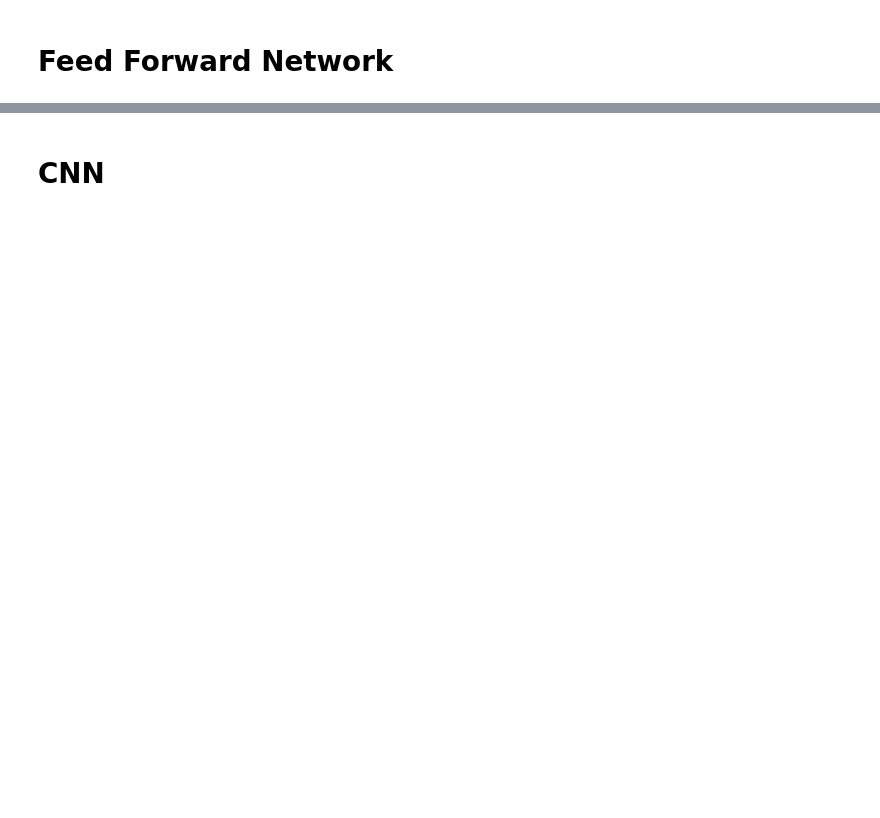
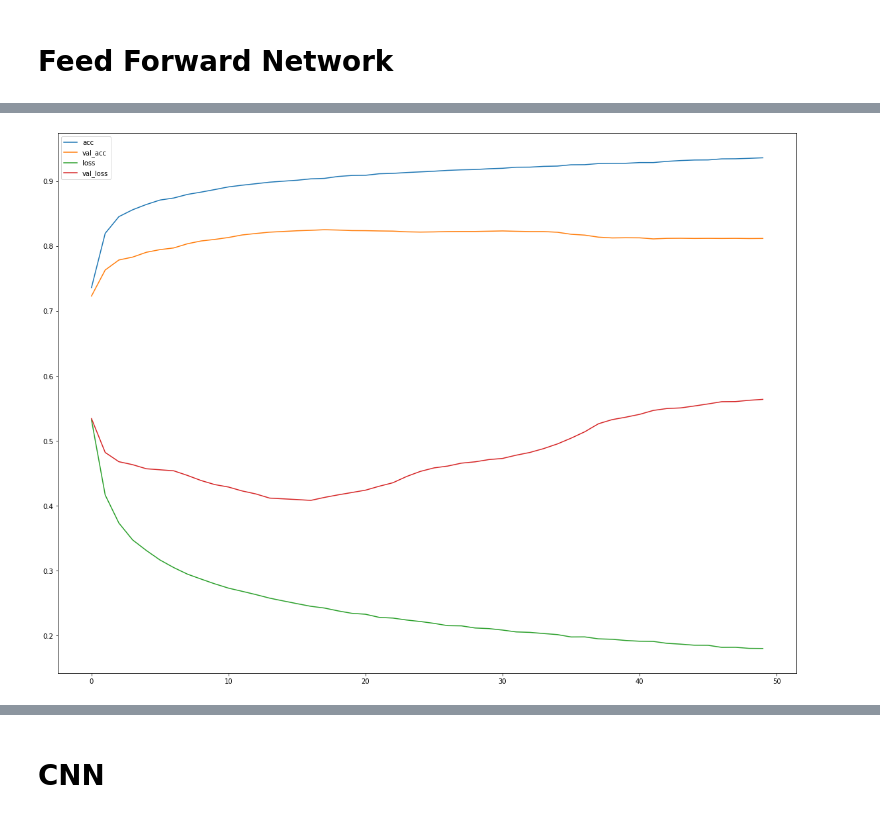
Before and after one commit to grenkoca/ANNADL_final, a Jupyter notebook: models.ipynb, the cells around one changed output, grey strips where cells are left out. Cells and saved outputs as stored; diff of their text form; code cells hidden in the pictures; blank space fills up the shorter version.

Commit message:
added a todo list and attempted balancing for all models. FFN 0.811, CNN 0.655, LSTM 0.704. big mood

```diff
--- a/models.ipynb
+++ b/models.ipynb
@@ -124,0 +190,11 @@ print("Test Accuracy:", ffn_score[1])
+# %%
+model_balance = Sequential()
+embedding_layer = Embedding(vocab_size, 100, weights=[embedding_matrix], input_length=maxlen , trainable=False)
+model_balance.add(embedding_layer)
+
+model_balance.add(Flatten())
+model_balance.add(Dense(2, activation='sigmoid'))
+# %%
+model_balance.compile(optimizer='adam', loss='binary_crossentropy', metrics=['acc'])
+
+print(model_balance.summary())
@@ -124,0 +217,4 @@ print("Test Accuracy:", ffn_score[1])
+# %%
+training_generator, steps_per_epoch = balanced_batch_generator(X_train, y_train, sampler=NearMiss(), batch_size=128, random_state=42)
+# %%
+balanced_history_ffn = model_balance.fit_generator(generator=training_generator, steps_per_epoch=steps_per_epoch, epochs=50, verbose=1, validation_data=(X_test, y_test))
@@ -125,3 +244,13 @@ print("Test Accuracy:", ffn_score[1])
+# %%
+plt.figure(figsize=(20,15))
+plt.plot(balanced_history_ffn.history['acc'])
+plt.plot(balanced_history_ffn.history['val_acc'])
+plt.plot(balanced_history_ffn.history['loss'])
+plt.plot(balanced_history_ffn.history['val_loss'])
+plt.legend(['acc','val_acc','loss','val_loss'])
+plt.show()
+# %% [output]
+[figure, added]
 # %%
 # plots
 plt.figure(figsize=(15,10))
```
Also changed, not shown: parts of 37 cells of this notebook.
